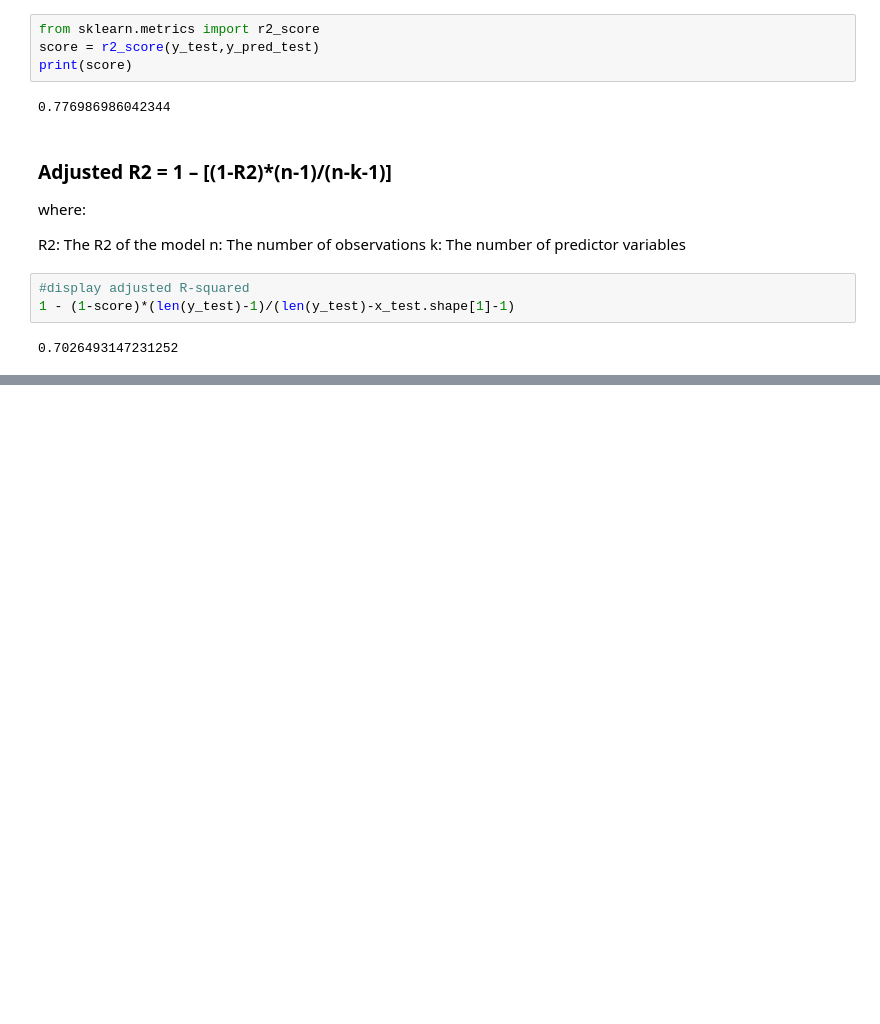
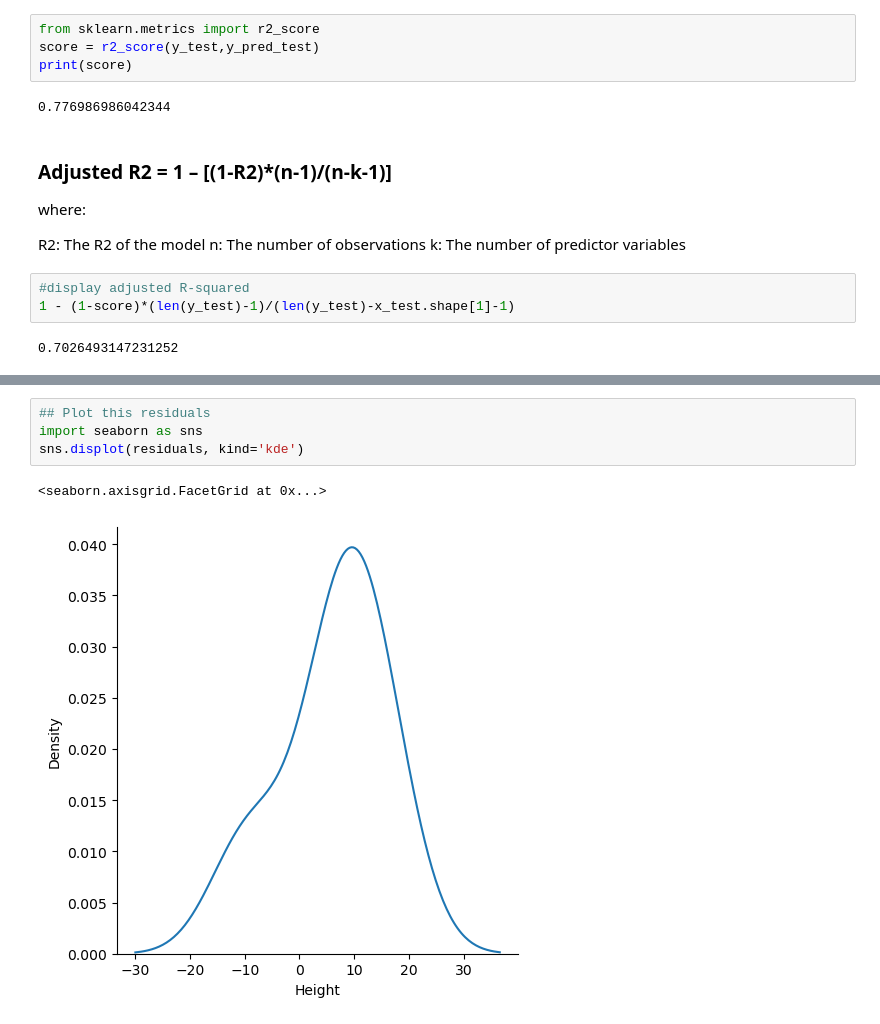
Before and after one commit to Niraj7272/DataScience, a Jupyter notebook: Practice/Machine_Learning/Simple Linear Regression Project/simple linear regression.ipynb, the cells around one changed output, grey strips where cells are left out. Cells and saved outputs as stored; diff of their text form; blank space fills up the shorter version.

```diff
--- a/Practice/Machine_Learning/Simple Linear Regression Project/simple linear regression.ipynb
+++ b/Practice/Machine_Learning/Simple Linear Regression Project/simple linear regression.ipynb
@@ -172,0 +193,7 @@ array([158.19553315])
+# %%
+## Plot this residuals
+import seaborn as sns
+sns.displot(residuals, kind='kde')
+# %% [output]
+<seaborn.axisgrid.FacetGrid at 0x...>
+[figure, added]
```
Also changed, not shown: parts of 14 cells of this notebook, 3 other files.
